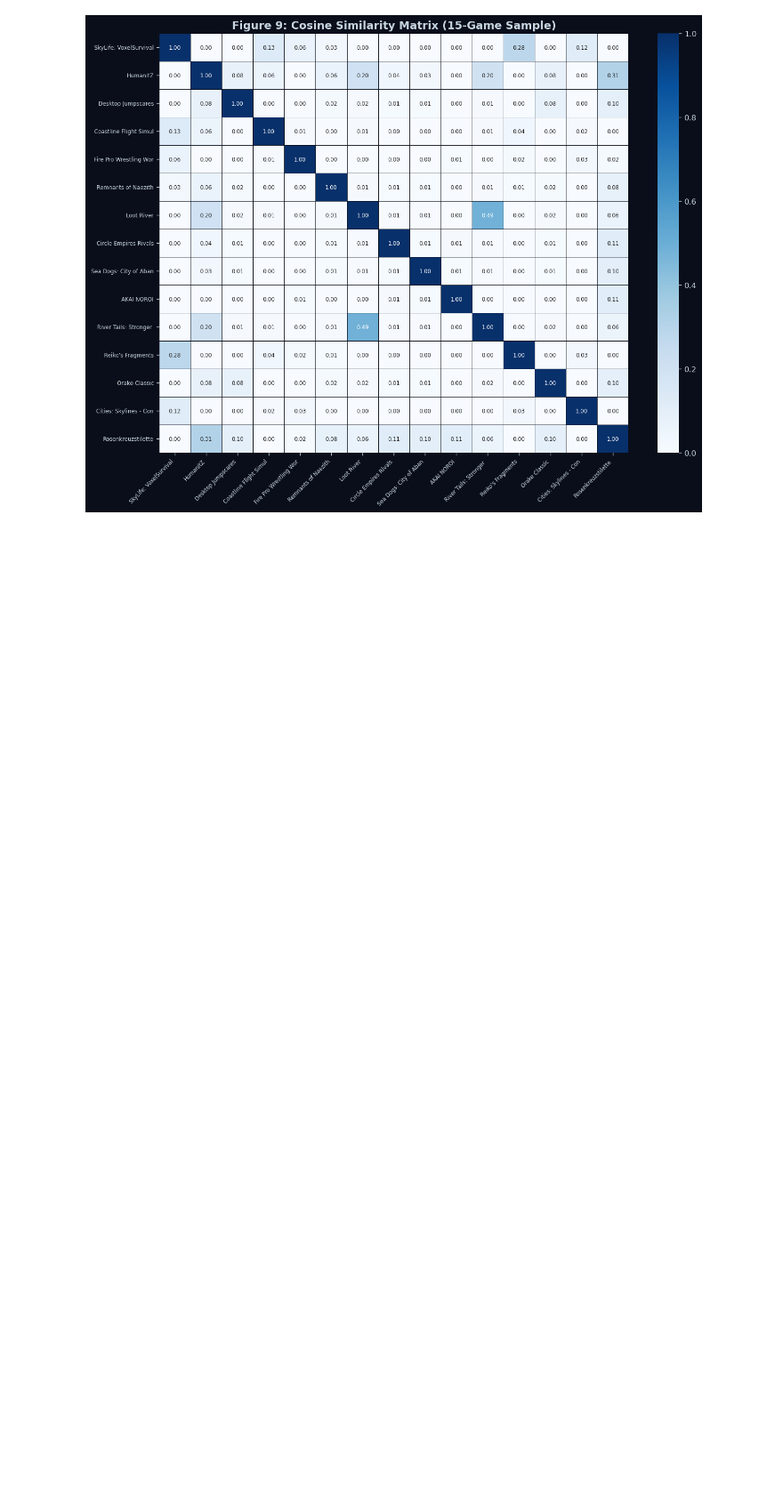
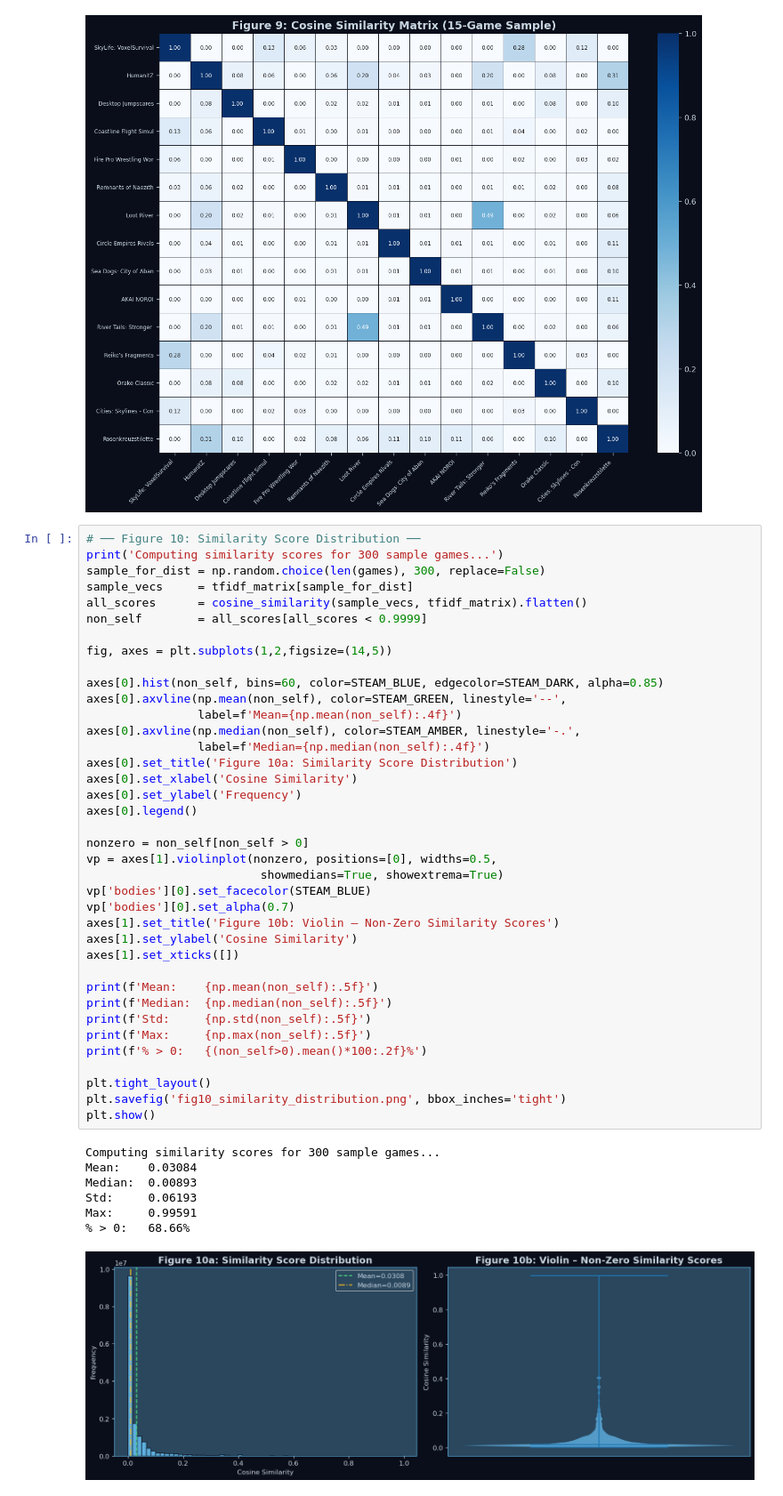
Before and after one commit to keshabbhattarai126/GamesRecommendationOnSteam, a Jupyter notebook: steam_game_recommender.ipynb, the cells around one changed output. Shown at 89% size. Drawn from its saved outputs; the diff is of its cells as text; blank space fills up the shorter version.

Commit message:
simiarity score distribution

```diff
--- a/steam_game_recommender.ipynb
+++ b/steam_game_recommender.ipynb
@@ -439,3 +439,49 @@ plt.savefig('fig09_similarity_heatmap.png', bbox_inches='tight')
 plt.show()
 # %% [output]
 [figure]
+# %%
+# ── Figure 10: Similarity Score Distribution ──
+print('Computing similarity scores for 300 sample games...')
+sample_for_dist = np.random.choice(len(games), 300, replace=False)
+sample_vecs     = tfidf_matrix[sample_for_dist]
+all_scores      = cosine_similarity(sample_vecs, tfidf_matrix).flatten()
+non_self        = all_scores[all_scores < 0.9999]
+
+fig, axes = plt.subplots(1,2,figsize=(14,5))
+
+axes[0].hist(non_self, bins=60, color=STEAM_BLUE, edgecolor=STEAM_DARK, alpha=0.85)
+axes[0].axvline(np.mean(non_self), color=STEAM_GREEN, linestyle='--',
+                label=f'Mean={np.mean(non_self):.4f}')
+axes[0].axvline(np.median(non_self), color=STEAM_AMBER, linestyle='-.',
+                label=f'Median={np.median(non_self):.4f}')
+axes[0].set_title('Figure 10a: Similarity Score Distribution')
+axes[0].set_xlabel('Cosine Similarity')
+axes[0].set_ylabel('Frequency')
+axes[0].legend()
+
+nonzero = non_self[non_self > 0]
+vp = axes[1].violinplot(nonzero, positions=[0], widths=0.5,
+                         showmedians=True, showextrema=True)
+vp['bodies'][0].set_facecolor(STEAM_BLUE)
+vp['bodies'][0].set_alpha(0.7)
+axes[1].set_title('Figure 10b: Violin – Non-Zero Similarity Scores')
+axes[1].set_ylabel('Cosine Similarity')
+axes[1].set_xticks([])
+
+print(f'Mean:    {np.mean(non_self):.5f}')
+print(f'Median:  {np.median(non_self):.5f}')
+print(f'Std:     {np.std(non_self):.5f}')
+print(f'Max:     {np.max(non_self):.5f}')
+print(f'% > 0:   {(non_self>0).mean()*100:.2f}%')
+
+plt.tight_layout()
+plt.savefig('fig10_similarity_distribution.png', bbox_inches='tight')
+plt.show()
+# %% [output]
+Computing similarity scores for 300 sample games...
+Mean:    0.03084
+Median:  0.00893
+Std:     0.06193
+Max:     0.99591
+% > 0:   68.66%
+[figure, added]
```
